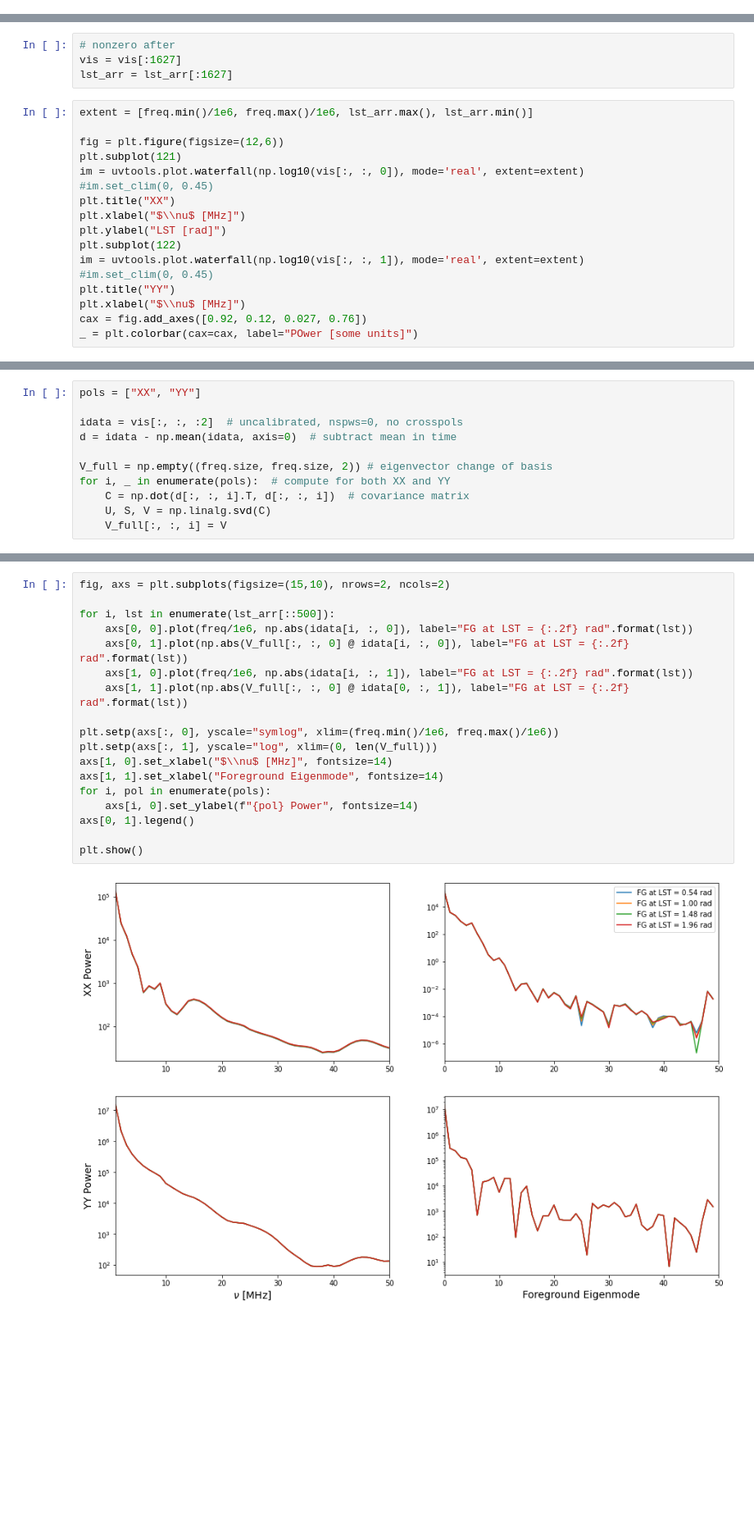
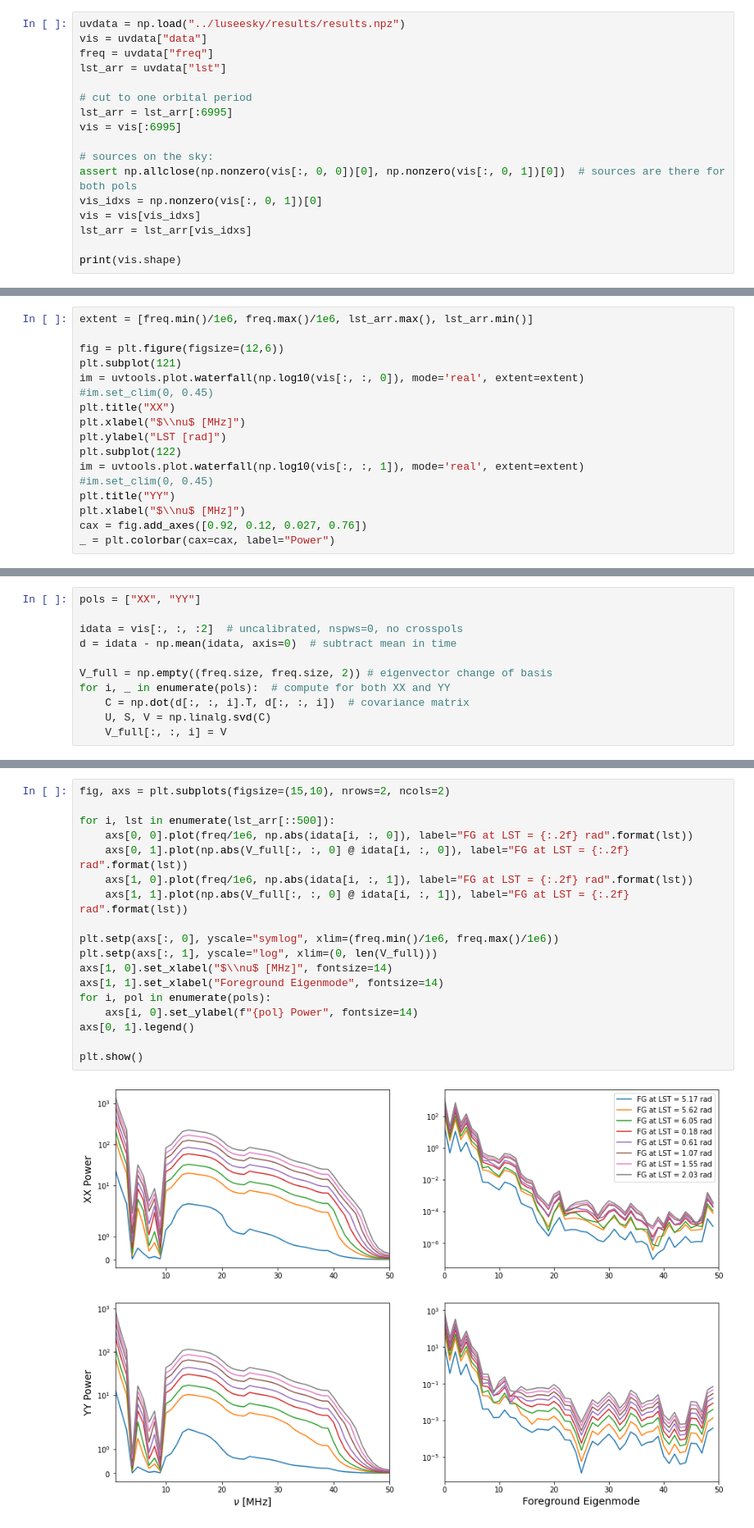
Before and after one commit to christianhbye/lusee_sky_simulations, a Jupyter notebook: notebooks/mock_lusee_night_analysis.ipynb, the cells around one changed output, grey strips where cells are left out. Shown at 82% size. Drawn from its saved outputs; the diff is of its cells as text; blank space fills up the shorter version.

Commit message:
run with more sources, full lunar orbit

```diff
--- a/notebooks/mock_lusee_night_analysis.ipynb
+++ b/notebooks/mock_lusee_night_analysis.ipynb
@@ -96,0 +91,17 @@ lst_arr = uvdata["lst"]
+# %%
+uvdata = np.load("../luseesky/results/results.npz")
+vis = uvdata["data"]
+freq = uvdata["freq"]
+lst_arr = uvdata["lst"]
+
+# cut to one orbital period
+lst_arr = lst_arr[:6995]
+vis = vis[:6995]
+
+# sources on the sky:
+assert np.allclose(np.nonzero(vis[:, 0, 0])[0], np.nonzero(vis[:, 0, 1])[0])  # sources are there for both pols
+vis_idxs = np.nonzero(vis[:, 0, 1])[0]
+vis = vis[vis_idxs]
+lst_arr = lst_arr[vis_idxs]
+
+print(vis.shape)
@@ -109,7 +122,3 @@ plt.show()
-# %%
-# nonzero after
-vis = vis[:1627]
-lst_arr = lst_arr[:1627]
 # %%
 extent = [freq.min()/1e6, freq.max()/1e6, lst_arr.max(), lst_arr.min()]
 
@@ -126,5 +135,5 @@ im = uvtools.plot.waterfall(np.log10(vis[:, :, 1]), mode='real', extent=extent)
 plt.title("YY")
 plt.xlabel("$\\nu$ [MHz]")
 cax = fig.add_axes([0.92, 0.12, 0.027, 0.76])
-_ = plt.colorbar(cax=cax, label="POwer [some units]")
+_ = plt.colorbar(cax=cax, label="Power")
 # %% [output]
@@ -161,20 +154,20 @@ array([1.35771436e+05, 3.87407165e+03, 2.27177796e+03, 8.33039724e+02,
 # %%
 fig, axs = plt.subplots(figsize=(15,10), nrows=2, ncols=2)
 
 for i, lst in enumerate(lst_arr[::500]):
     axs[0, 0].plot(freq/1e6, np.abs(idata[i, :, 0]), label="FG at LST = {:.2f} rad".format(lst))
     axs[0, 1].plot(np.abs(V_full[:, :, 0] @ idata[i, :, 0]), label="FG at LST = {:.2f} rad".format(lst))
     axs[1, 0].plot(freq/1e6, np.abs(idata[i, :, 1]), label="FG at LST = {:.2f} rad".format(lst))
-    axs[1, 1].plot(np.abs(V_full[:, :, 0] @ idata[0, :, 1]), label="FG at LST = {:.2f} rad".format(lst))
+    axs[1, 1].plot(np.abs(V_full[:, :, 0] @ idata[i, :, 1]), label="FG at LST = {:.2f} rad".format(lst))
 
 plt.setp(axs[:, 0], yscale="symlog", xlim=(freq.min()/1e6, freq.max()/1e6))
 plt.setp(axs[:, 1], yscale="log", xlim=(0, len(V_full)))
 axs[1, 0].set_xlabel("$\\nu$ [MHz]", fontsize=14)
 axs[1, 1].set_xlabel("Foreground Eigenmode", fontsize=14)
 for i, pol in enumerate(pols):
     axs[i, 0].set_ylabel(f"{pol} Power", fontsize=14)
 axs[0, 1].legend()
 
 plt.show()
 # %% [output]
-[figure, old version]
+[figure, new version]
```
Also changed, not shown: parts of 11 cells of this notebook, 1 other file.
